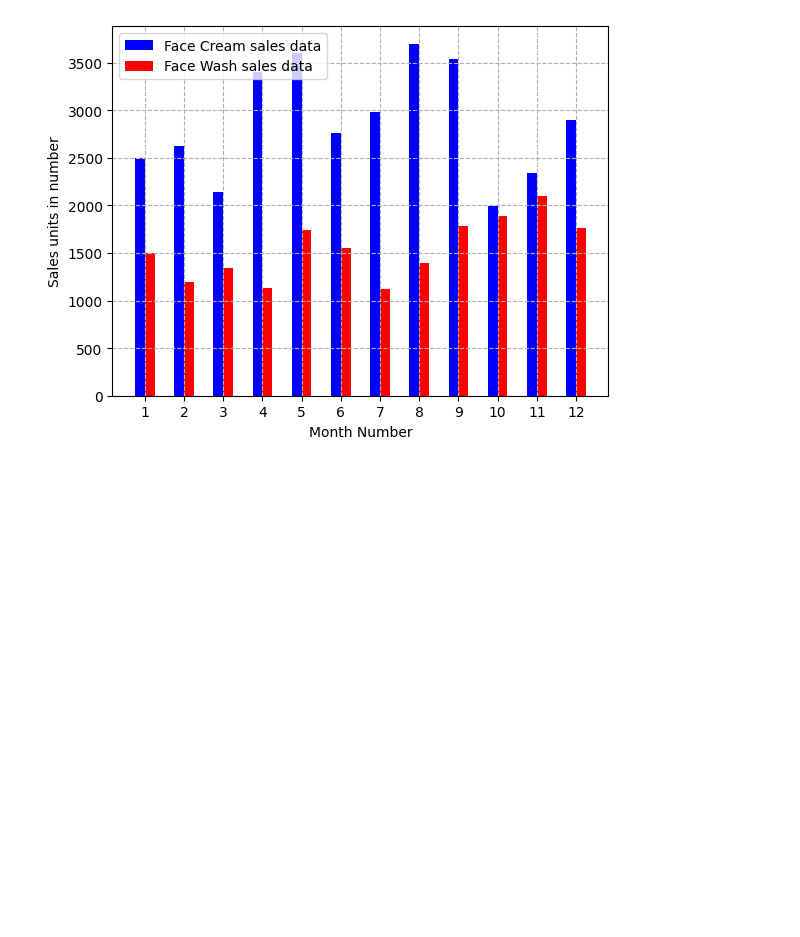
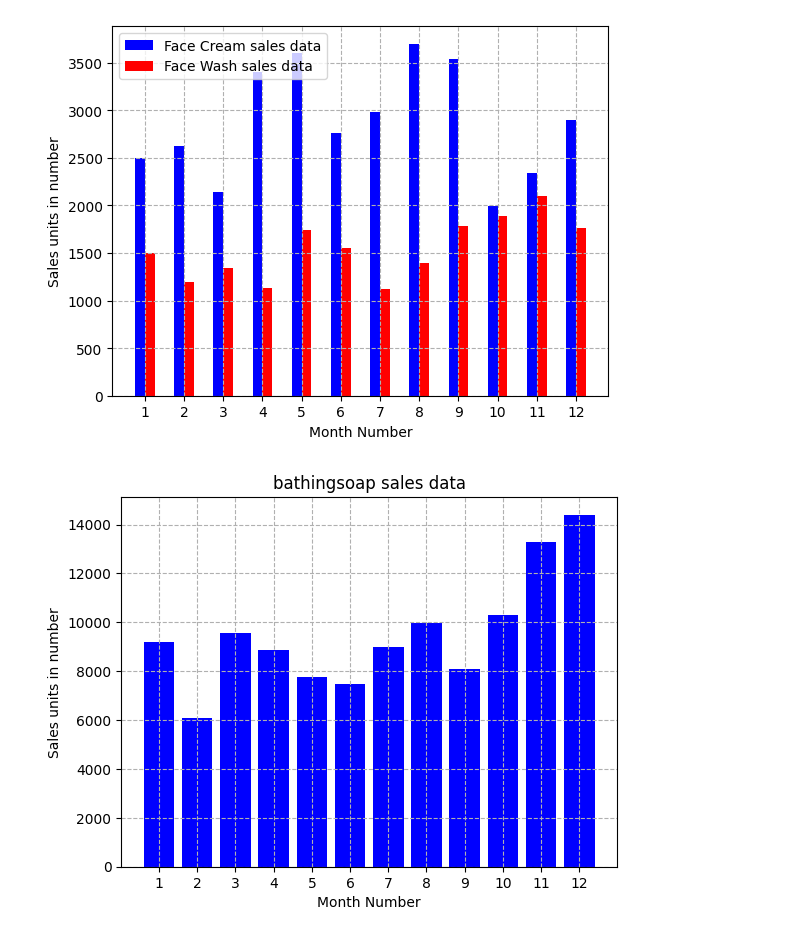
Before and after one commit to luhmont/INFS-772---Programming-for-Data-Analytics--Spring-2025-, a Jupyter notebook: Assignments/Assignment3/INFS772Assignment03.ipynb, the cells around one changed output. Cells and saved outputs as stored; diff of their text form; code cells hidden in the pictures; blank space fills up the shorter version.

```diff
--- a/Assignments/Assignment3/INFS772Assignment03.ipynb
+++ b/Assignments/Assignment3/INFS772Assignment03.ipynb
@@ -131,6 +131,16 @@ plt.show
 # %%
 #Exercise 6: Read sales data of bathing soap of all months and show it using a bar chart. Save this plot to your hard disk
 #plt.plot(x, y)
-#plt.savefig("line_plot.png", dpi=300)  # Saves as PNG with high resolution
+
+y = companysales['bathingsoap']
+plt.bar(x,y, color='b')
+plt.grid(True, linestyle='--')
+plt.title("bathingsoap sales data")
+plt.xlabel("Month Number")
+plt.ylabel("Sales units in number")
+plt.xticks(np.arange(1,13,1))
+plt.savefig("line_plot.png", dpi=300)  # Saves as PNG with high resolution
+# %% [output]
+[figure, added]
 # %%
 #Exercise 7: Read the total profit of each month and show it using the histogram to see most common profit ranges
```
Also changed, not shown: parts of 6 cells of this notebook, 1 other file.
